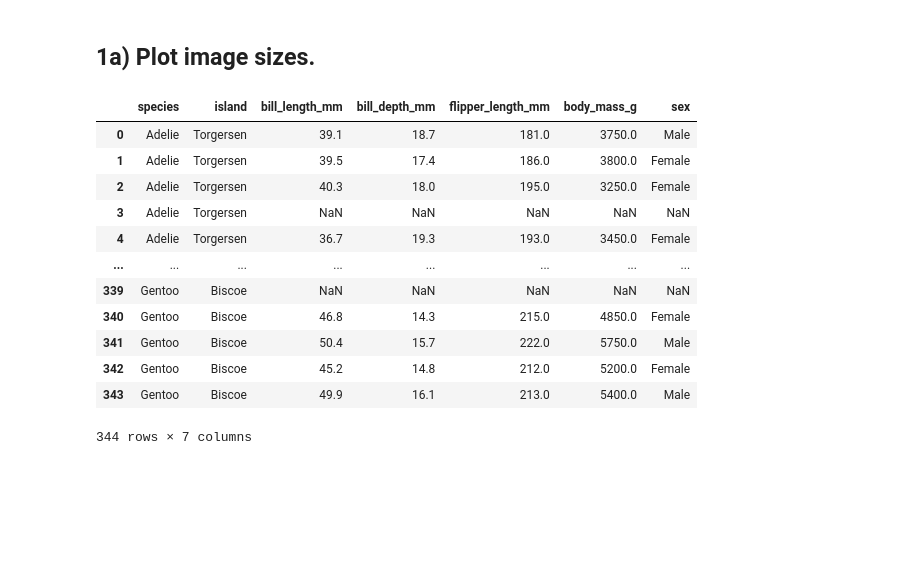
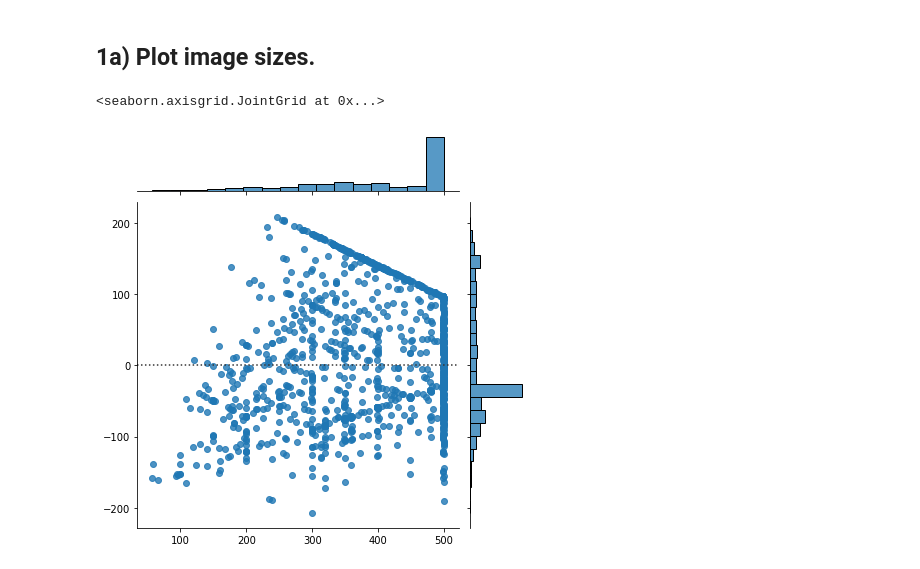
Before and after one commit to FHegardt/Deep_Learning_FH, a Jupyter notebook: Labb1/lab.ipynb, the cells around one changed output. Cells and saved outputs as stored; diff of their text form; code cells hidden in the pictures; blank space fills up the shorter version.

Commit message:
solved image size plot, jointplot

```diff
--- a/Labb1/lab.ipynb
+++ b/Labb1/lab.ipynb
@@ -122,21 +122,25 @@ plt.scatter(x = y_train[0:50], y = test_list, )
 [figure]
 # %% [markdown]
 ## 1a) Plot image sizes.
-# %%
-import seaborn as sns
-penguins = sns.load_dataset("penguins")
-penguins
-# %% [output]
-|  | species | island | bill_length_mm | bill_depth_mm | flipper_length_mm | body_mass_g | sex |
-| 0 | Adelie | Torgersen | 39.1 | 18.7 | 181.0 | 3750.0 | Male |
-| 1 | Adelie | Torgersen | 39.5 | 17.4 | 186.0 | 3800.0 | Female |
-| 2 | Adelie | Torgersen | 40.3 | 18.0 | 195.0 | 3250.0 | Female |
-| 3 | Adelie | Torgersen | NaN | NaN | NaN | NaN | NaN |
-| 4 | Adelie | Torgersen | 36.7 | 19.3 | 193.0 | 3450.0 | Female |
-| ... | ... | ... | ... | ... | ... | ... | ... |
-| 339 | Gentoo | Biscoe | NaN | NaN | NaN | NaN | NaN |
-| 340 | Gentoo | Biscoe | 46.8 | 14.3 | 215.0 | 4850.0 | Female |
-| 341 | Gentoo | Biscoe | 50.4 | 15.7 | 222.0 | 5750.0 | Male |
-| 342 | Gentoo | Biscoe | 45.2 | 14.8 | 212.0 | 5200.0 | Female |
-| 343 | Gentoo | Biscoe | 49.9 | 16.1 | 213.0 | 5400.0 | Male |
-344 rows × 7 columns
+# %%
+import seaborn as sns
+import PIL
+
+directory = './experiment_small_data/train/'
+joint_x = []
+joint_y = []
+# iterate over files in
+# that directory
+for filename in os.listdir(directory):
+    f = os.path.join(directory, filename)
+    # checking if it is a file
+    if os.path.isfile(f):
+        image = PIL.Image.open(f)
+        width, height = image.size
+        joint_x.append(width)
+        joint_y.append(height)
+
+sns.jointplot(x = joint_x, y = joint_y, kind = "resid")
+# %% [output]
+<seaborn.axisgrid.JointGrid at 0x...>
+[figure, added]
```
